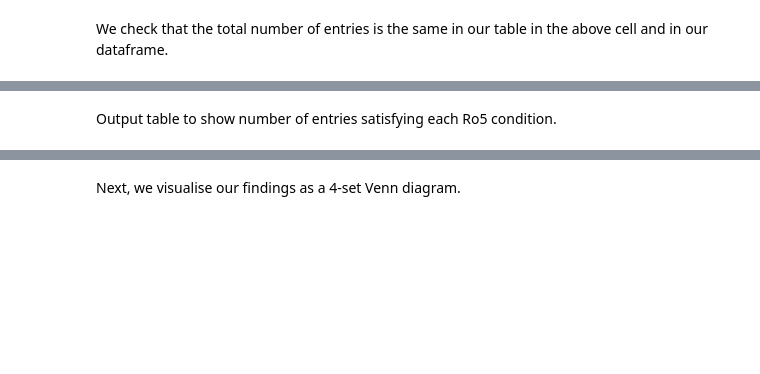
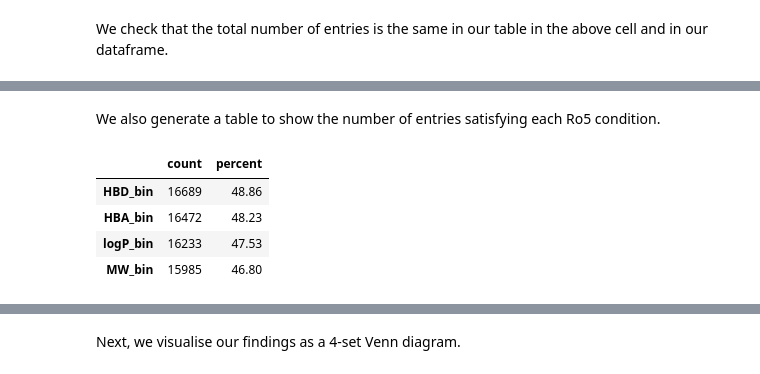
Before and after one commit to dtaverner/Sandpit_CCDC2, a Jupyter notebook: csd_lipinski_final.ipynb, the cells around one changed output, grey strips where cells are left out. Drawn from its saved outputs; the diff is of its cells as text; code cells hidden in the pictures; blank space fills up the shorter version.

```diff
--- a/csd_lipinski_final.ipynb
+++ b/csd_lipinski_final.ipynb
@@ -254,11 +262,18 @@ row_summary["count"].sum() == len(df)
 # %% [markdown]
-Output table to show number of entries satisfying each Ro5 condition.
+We also generate a table to show the number of entries satisfying each Ro5 condition.
 # %%
 #col_summary = csd_df[bin_cols].sum().to_frame(name="count")
 col_summary = df[bin_cols].sum().to_frame(name="count")
 
-col_summary["percent"] = 100 * col_summary["count"] / len(csd_df)
+#col_summary["percent"] = 100 * col_summary["count"] / len(csd_df)
+col_summary["percent"] = 100 * col_summary["count"] / len(df)
 
 col_summary["percent"] = col_summary["percent"].round(2)
 
 col_summary
+# %% [output]
+|  | count | percent |
+| HBD_bin | 16689 | 48.86 |
+| HBA_bin | 16472 | 48.23 |
+| logP_bin | 16233 | 47.53 |
+| MW_bin | 15985 | 46.80 |
```
Also changed, not shown: parts of 31 cells of this notebook.
